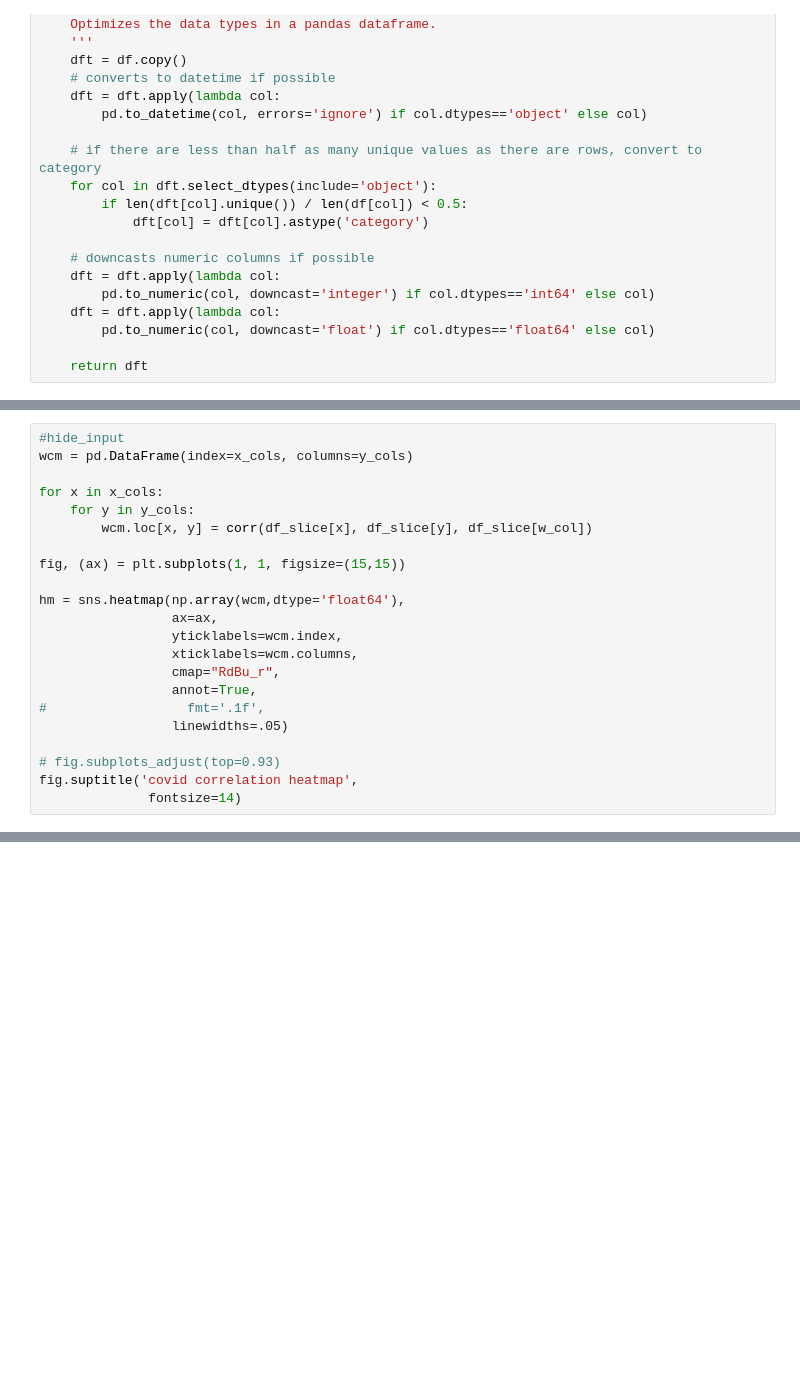
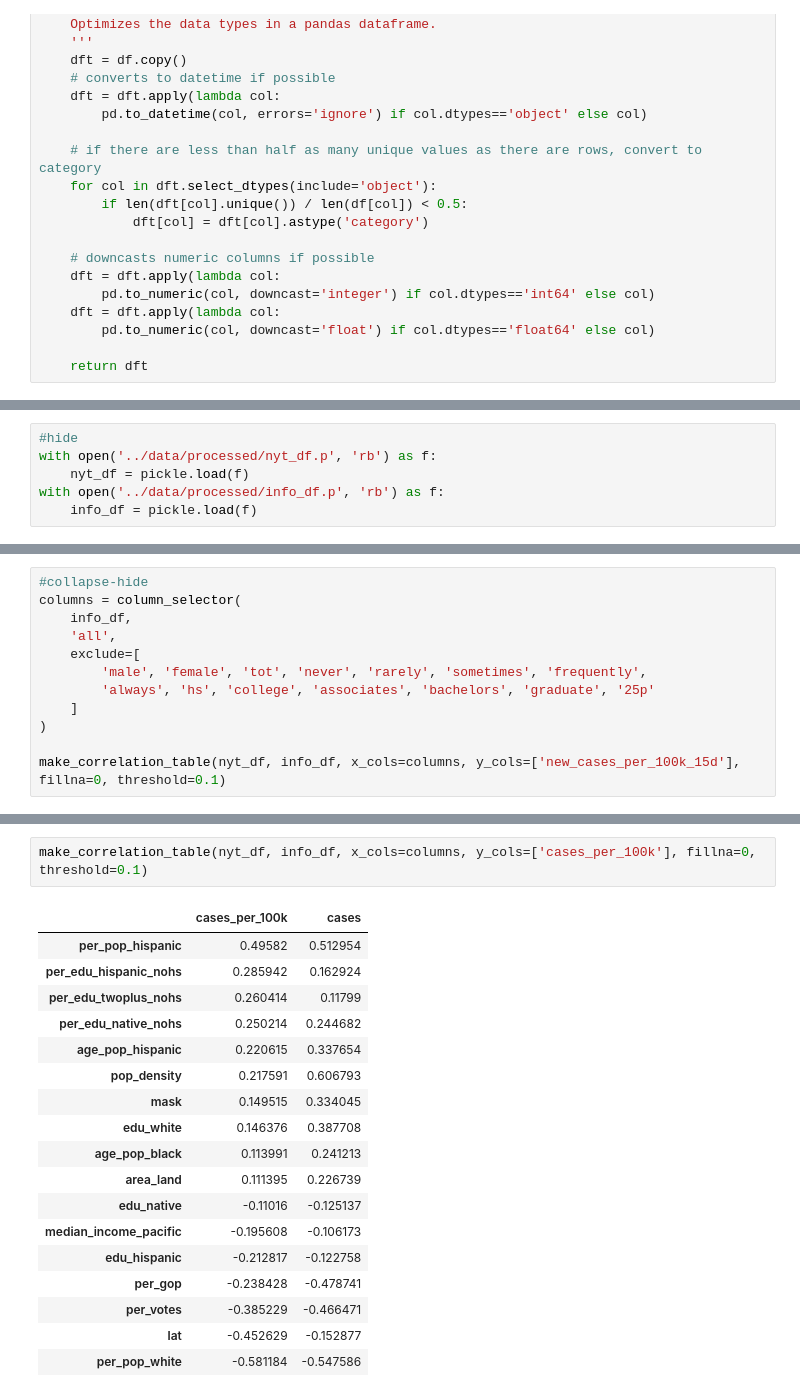
Before and after one commit to jydiw/covid-19-data, a Jupyter notebook: notebooks/_copy_to_blog.ipynb, the cells around one changed output, grey strips where cells are left out. Saved outputs shown, nothing was run; the diff lists cells and outputs as text; blank space fills up the shorter version.

```diff
--- a/notebooks/_copy_to_blog.ipynb
+++ b/notebooks/_copy_to_blog.ipynb
@@ -139,22 +90,0 @@ w_col = 'total_pop'
-# %%
-#hide_input
-wcm = pd.DataFrame(index=x_cols, columns=y_cols)
-
-for x in x_cols:
-    for y in y_cols:
-        wcm.loc[x, y] = corr(df_slice[x], df_slice[y], df_slice[w_col])
-
-fig, (ax) = plt.subplots(1, 1, figsize=(15,15))
-
-hm = sns.heatmap(np.array(wcm,dtype='float64'),
-                 ax=ax,
-                 yticklabels=wcm.index,
-                 xticklabels=wcm.columns,
-                 cmap="RdBu_r",
-                 annot=True,
-#                  fmt='.1f',
-                 linewidths=.05)
-
-# fig.subplots_adjust(top=0.93)
-fig.suptitle('covid correlation heatmap',
-              fontsize=14)
@@ -620,0 +91,6 @@ make_bubble_chart(df_slice, 'new_cases_per_100k_15sg', 'delta_new_cases_per_100k
+# %%
+#hide
+with open('../data/processed/nyt_df.p', 'rb') as f:
+    nyt_df = pickle.load(f)
+with open('../data/processed/info_df.p', 'rb') as f:
+    info_df = pickle.load(f)
@@ -620,0 +287,12 @@ make_bubble_chart(df_slice, 'new_cases_per_100k_15sg', 'delta_new_cases_per_100k
+# %%
+#collapse-hide
+columns = column_selector(
+    info_df,
+    'all',
+    exclude=[
+        'male', 'female', 'tot', 'never', 'rarely', 'sometimes', 'frequently',
+        'always', 'hs', 'college', 'associates', 'bachelors', 'graduate', '25p'
+    ]
+)
+
+make_correlation_table(nyt_df, info_df, x_cols=columns, y_cols=['new_cases_per_100k_15d'], fillna=0, threshold=0.1)
@@ -620,0 +338,21 @@ make_bubble_chart(df_slice, 'new_cases_per_100k_15sg', 'delta_new_cases_per_100k
+# %%
+make_correlation_table(nyt_df, info_df, x_cols=columns, y_cols=['cases_per_100k'], fillna=0, threshold=0.1)
+# %% [output]
+|  | cases_per_100k | cases |
+| per_pop_hispanic | 0.49582 | 0.512954 |
+| per_edu_hispanic_nohs | 0.285942 | 0.162924 |
+| per_edu_twoplus_nohs | 0.260414 | 0.11799 |
+| per_edu_native_nohs | 0.250214 | 0.244682 |
+| age_pop_hispanic | 0.220615 | 0.337654 |
+| pop_density | 0.217591 | 0.606793 |
+| mask | 0.149515 | 0.334045 |
+| edu_white | 0.146376 | 0.387708 |
+| age_pop_black | 0.113991 | 0.241213 |
+| area_land | 0.111395 | 0.226739 |
+| edu_native | -0.11016 | -0.125137 |
+| median_income_pacific | -0.195608 | -0.106173 |
+| edu_hispanic | -0.212817 | -0.122758 |
+| per_gop | -0.238428 | -0.478741 |
+| per_votes | -0.385229 | -0.466471 |
+| lat | -0.452629 | -0.152877 |
+| per_pop_white | -0.581184 | -0.547586 |
```
Also changed, not shown: parts of 98 cells of this notebook, 10 other files.
